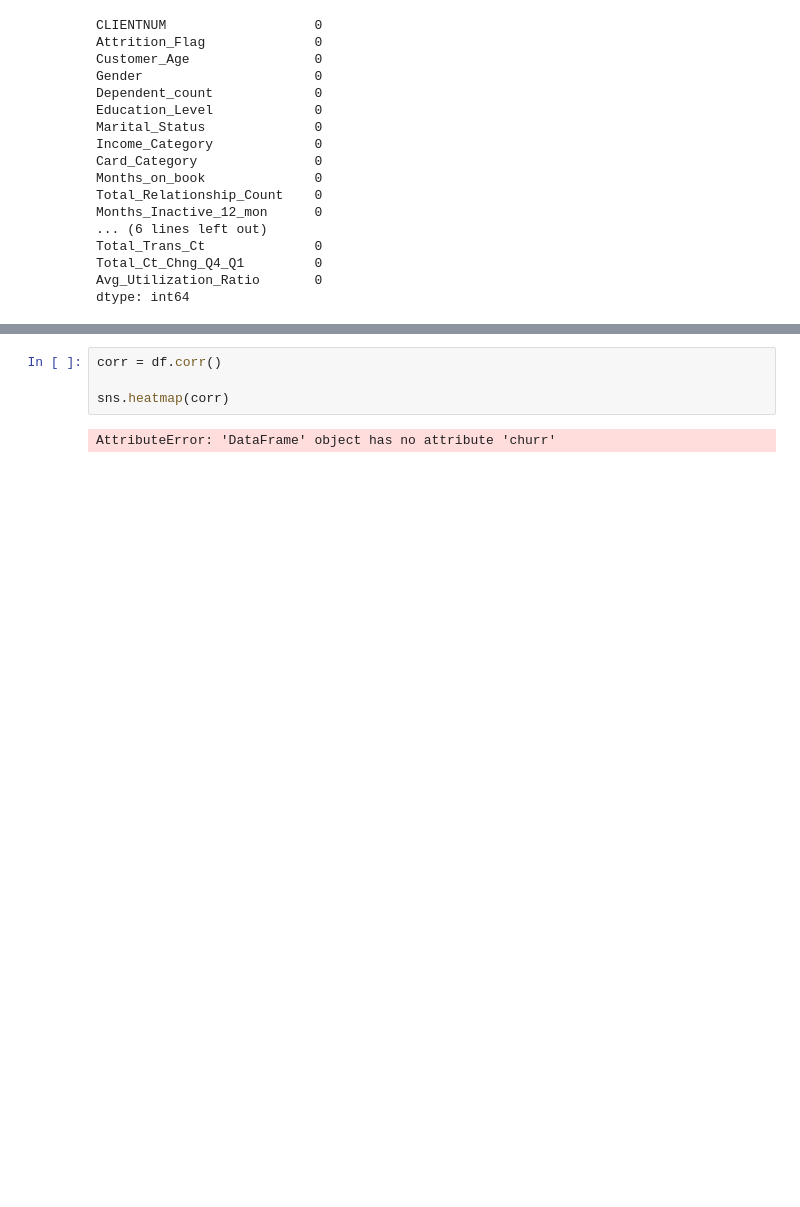
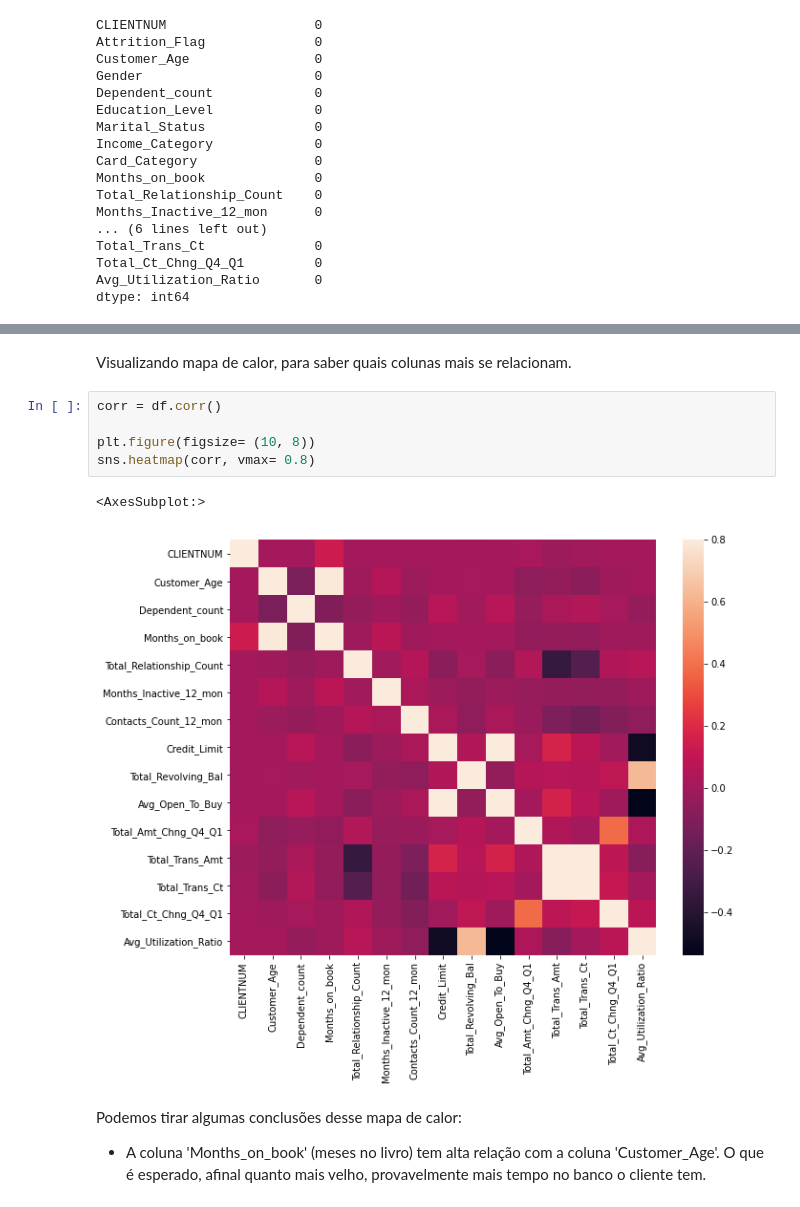
Before and after one commit to EuReinoso/MachineLearning-Tutorial, a Jupyter notebook: Exemplo4/BankChurners.ipynb, the cells around one changed output, grey strips where cells are left out. Drawn from its saved outputs; the diff is of its cells as text; blank space fills up the shorter version.

```diff
--- a/Exemplo4/BankChurners.ipynb
+++ b/Exemplo4/BankChurners.ipynb
@@ -56,6 +65,14 @@ Matplotlib is building the font cache; this may take a moment.
+# %% [markdown]
+Visualizando mapa de calor, para saber quais colunas mais se relacionam.
 # %%
 corr = df.corr()
 
-sns.heatmap(corr)
+plt.figure(figsize= (10, 8))
+sns.heatmap(corr, vmax= 0.8)
 # %% [output]
-AttributeError: 'DataFrame' object has no attribute 'churr'
+<AxesSubplot:>
+[figure, added]
+# %% [markdown]
+Podemos tirar algumas conclusões desse mapa de calor:
+
+-  A coluna 'Months_on_book' (meses no livro) tem alta relação com a coluna 'Customer_Age'. O que é esperado, afinal quanto mais velho, provavelmente mais tempo no banco o cliente tem.
```
Also changed, not shown: parts of 38 cells of this notebook.
